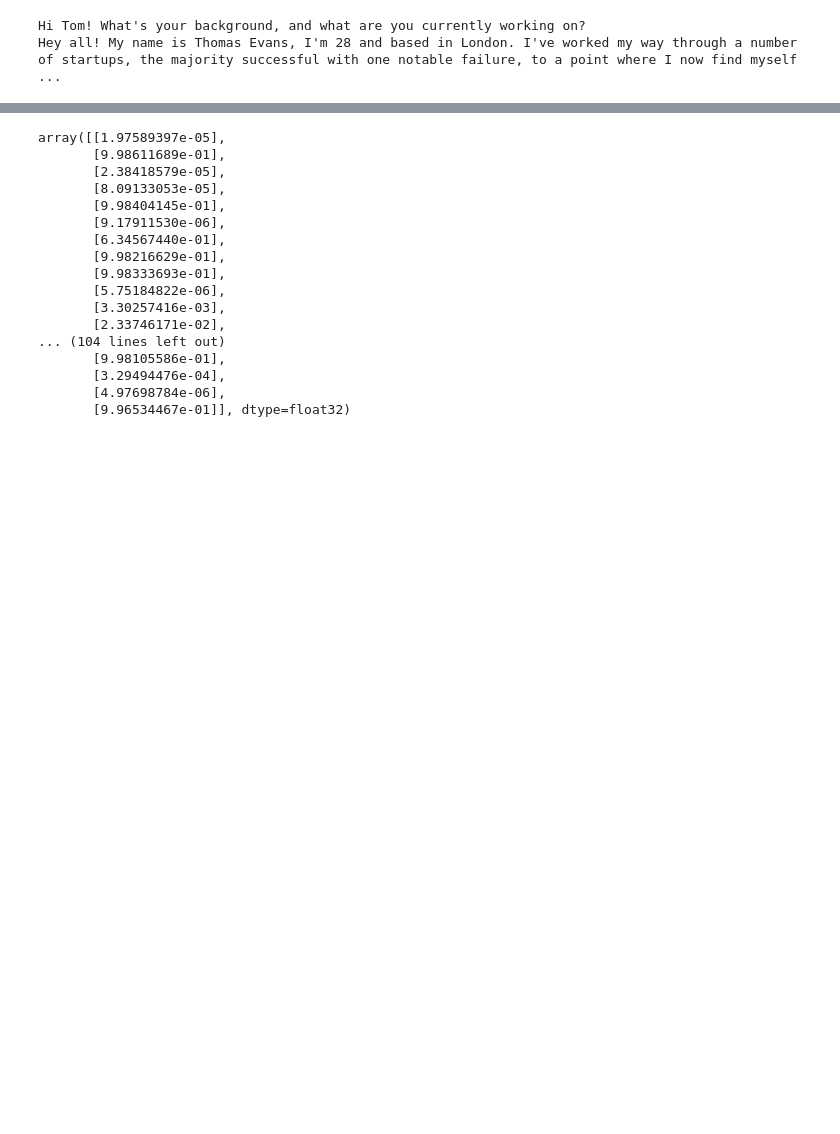
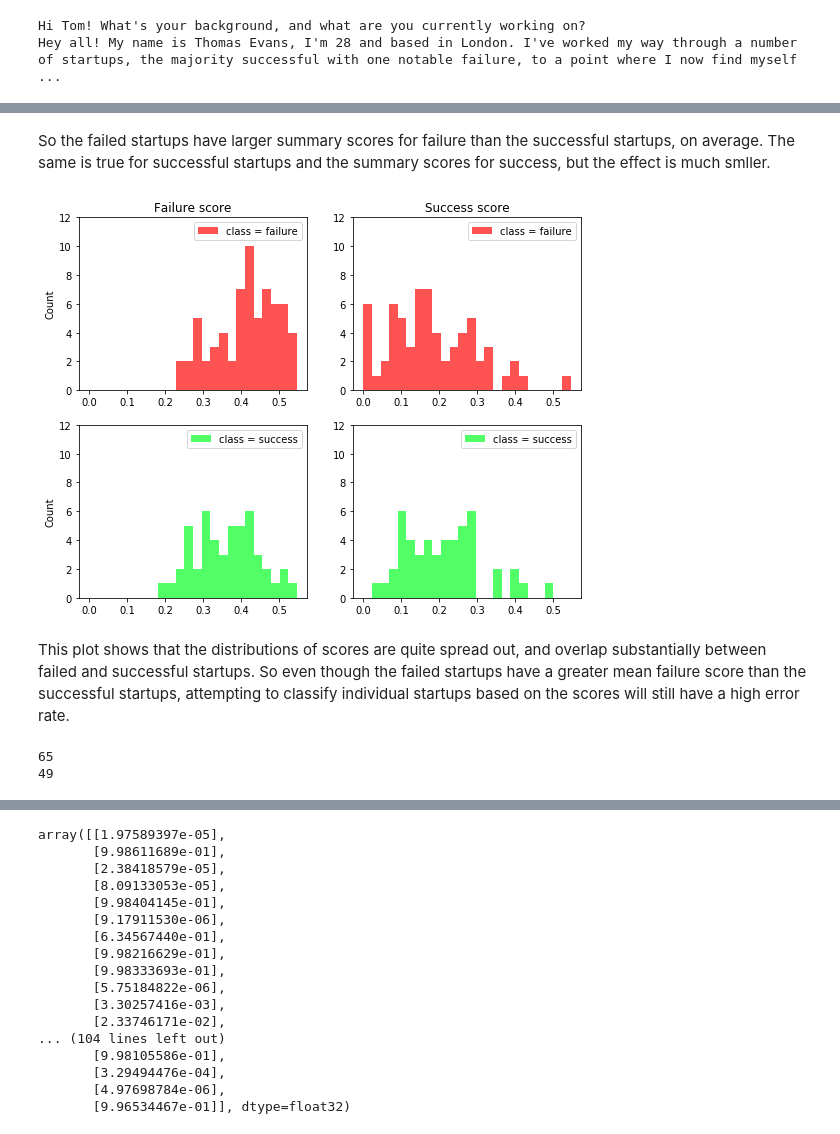
Before and after one commit to cjstoneking/classify_success_or_failure, a Jupyter notebook: classify_success_or_failure.ipynb, the cells around one changed output, grey strips where cells are left out. Saved outputs shown, nothing was run; the diff lists cells and outputs as text; code cells hidden in the pictures; blank space fills up the shorter version.

```diff
--- a/classify_success_or_failure.ipynb
+++ b/classify_success_or_failure.ipynb
@@ -419,5 +429,5 @@ main_urls = {'failory failure':'https://www.failory.com/interview-failure',
 # %%
-conn = sqlite3.connect('startups_03.sqlite')
+conn = sqlite3.connect('failory_data.sqlite')
 cur = conn.cursor()
 cur.execute('CREATE TABLE IF NOT EXISTS Startups (url TEXT, text TEXT, tags TEXT) ')
 # %% [output]
@@ -743,2 +790,57 @@ NameError: name 'trained_model' is not defined
+# %% [markdown]
+So the failed startups have larger summary scores for failure than the successful startups, on average. The same is true for successful startups and the summary scores for success, but the effect is much smller.
+# %%
+def plot_summary_score(score, success_class, failure_class):
+
+    n_bins = 25
+
+    h_class_fail_score_succ, bin_edges = np.histogram(score[failure_class, 0],\
+                                              bins = np.linspace(0, np.max(sentence_mean[:,0]), n_bins))
+    h_class_fail_score_fail, bin_edges = np.histogram(score[failure_class, 1],\
+                                              bins = np.linspace(0, np.max(sentence_mean[:,1]), n_bins))
+    h_class_succ_score_succ, bin_edges = np.histogram(score[success_class, 0],\
+                                              bins = np.linspace(0, np.max(sentence_mean[:,0]), n_bins))
+    h_class_succ_score_fail, bin_edges = np.histogram(score[success_class, 1],\
+                                              bins = np.linspace(0, np.max(sentence_mean[:,1]), n_bins))
+
+    bin_width = np.mean(bin_edges[1:] - bin_edges[:-1])
+
+    fig, axes = plt.subplots(nrows = 2, ncols = 2)
+
+    plt.rcParams["figure.figsize"] = [9,7]
+
+    plt.sca(axes[0,0])
+    plt.title("Failure score")
+    plt.bar(bin_edges[:-1], h_class_fail_score_fail, width=bin_width, align='edge', color=[1, 0.1, 0.1], alpha=0.75, label='class = failure')
+    plt.ylim([0, 12])
+    plt.ylabel('Count')
+    plt.legend()
+    plt.sca(axes[1,0])
+    plt.bar(bin_edges[:-1], h_class_succ_score_fail, width=bin_width, align='edge', color=[0.1, 1, 0.2], alpha=0.75, label='class = success')
+    plt.ylim([0, 12])
+    plt.ylabel('Count')
+    plt.legend()
+    plt.sca(axes[0,1])
+    plt.title("Success score")
+    plt.bar(bin_edges[:-1], h_class_fail_score_succ, width=bin_width, align='edge', color=[1, 0.1, 0.1], alpha=0.75, label='class = failure')
+    plt.ylim([0, 12])
+    plt.legend()
+    plt.sca(axes[1,1])
+    plt.bar(bin_edges[:-1], h_class_succ_score_succ, width=bin_width, align='edge', color=[0.1, 1, 0.2], alpha=0.75, label='class = success')
+    plt.ylim([0, 12])
+    plt.legend()
+    plt.show()
+# %%
+plot_summary_score(sentence_mean, success_class, failure_class)
+# %% [output]
+[figure, added]
+# %% [markdown]
+This plot shows that the distributions of scores are quite spread out, and overlap substantially between failed and successful startups. So even though the failed startups have a greater mean failure score than the successful startups, attempting to classify individual startups based on the scores will still have a high error rate.
+# %%
+print(sum(failure_class))
+print(sum(success_class))
+# %% [output]
+65
+49
 # %%
 #now for each article, we have a list of predictions, 1 per sentence
```
Also changed, not shown: parts of 31 cells of this notebook.
